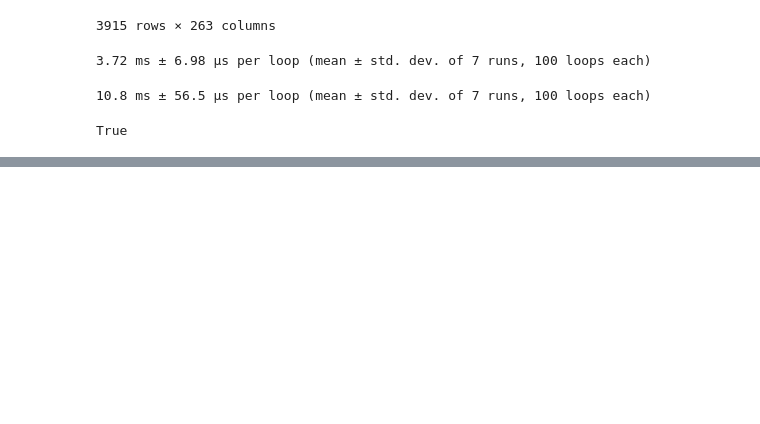
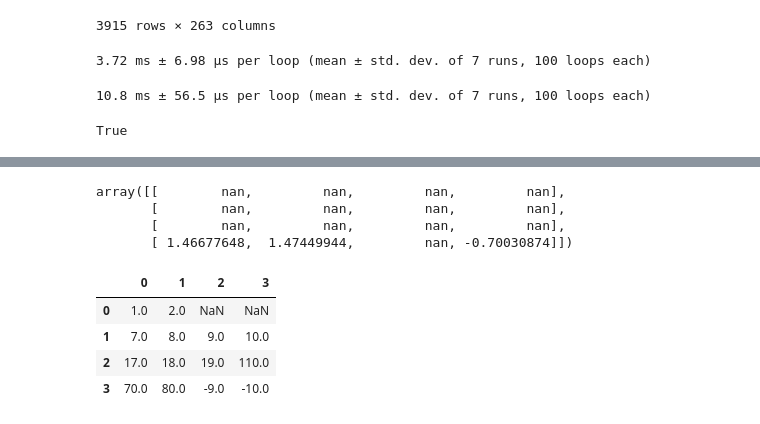
Before and after one commit to pennymax/gplearn, a Jupyter notebook: mytest_functions.ipynb, the cells around one changed output, grey strips where cells are left out. Cells and saved outputs as stored; diff of their text form; code cells hidden in the pictures; blank space fills up the shorter version.

```diff
--- a/mytest_functions.ipynb
+++ b/mytest_functions.ipynb
@@ -84,0 +181,16 @@ array([[        nan,         nan,         nan, ...,         nan,
+# %%
+ts_zscore(x, 4)
+# %% [output]
+array([[        nan,         nan,         nan,         nan],
+       [        nan,         nan,         nan,         nan],
+       [        nan,         nan,         nan,         nan],
+       [ 1.46677648,  1.47449944,         nan, -0.70030874]])
+# %%
+dfx[3][dfx[2].isna()] = np.nan
+dfx
+# %% [output]
+|  | 0 | 1 | 2 | 3 |
+| 0 | 1.0 | 2.0 | NaN | NaN |
+| 1 | 7.0 | 8.0 | 9.0 | 10.0 |
+| 2 | 17.0 | 18.0 | 19.0 | 110.0 |
+| 3 | 70.0 | 80.0 | -9.0 | -10.0 |
```
Also changed, not shown: parts of 6 cells of this notebook, 1 other file.
